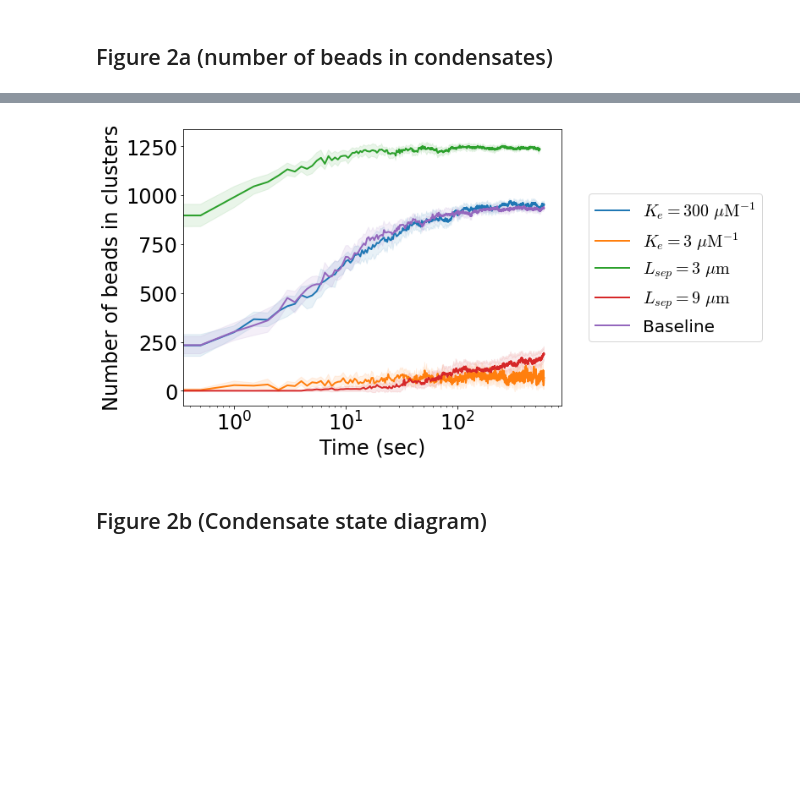
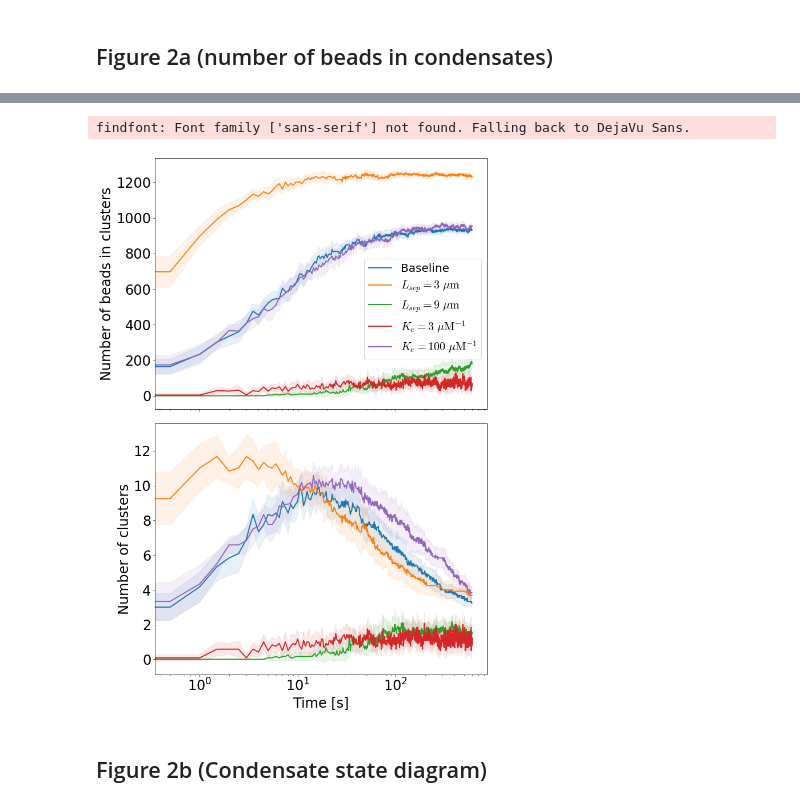
Before and after one commit to palladio11/aLENS_analysis, a Jupyter notebook: notebooks/chromatin_notebooks/Dyn_cond_figs/Figure2.ipynb, the cells around one changed output, grey strips where cells are left out. Cells and saved outputs as stored; diff of their text form; code cells hidden in the pictures; blank space fills up the shorter version.

Commit message:
Cleaned up figure 2

```diff
--- a/notebooks/chromatin_notebooks/Dyn_cond_figs/Figure2.ipynb
+++ b/notebooks/chromatin_notebooks/Dyn_cond_figs/Figure2.ipynb
@@ -223,24 +108,0 @@ findfont: Font family ['sans-serif'] not found. Falling back to DejaVu Sans.
-# %%
-fig, axarr = plt.subplots(1, 1, figsize=(8, 6))
-tableau10_cycler = iter(cycler(color=plt.cm.tab10.colors))
-
-with h5py.File('Figure2/fig2a_avg_num_clust_beads_stats.h5', 'r') as h5d:
-    time_arr = h5d['time'][...]
-    # iterate over the datasets
-    for label, color in zip(h5d.keys(), plt.cm.tab10.colors):
-        if label == 'time':
-            continue
-        h5_data = h5d[label]
-        mean = h5_data[0,:]
-
-        min_length = min(mean.size, time_arr.size)
-        std_dev = h5_data[1,:]
-        num_runs = h5_data.attrs['num_runs']
-        plot_confidence_int(axarr, time_arr[:min_length], mean[:min_length], std_dev[:min_length], num_runs, color=color, label=label)
-        axarr.set_xscale('log')
-
-    _ = axarr.set_ylabel('Number of beads in clusters')
-    _ = axarr.set_xlabel('Time (sec)')
-    _ = axarr.legend(loc='center left', bbox_to_anchor=(1.05, .5))
-# %% [output]
-[figure, removed]
@@ -247,2 +116,44 @@ with h5py.File('Figure2/fig2a_avg_num_clust_beads_stats.h5', 'r') as h5d:
+# %%
+labels_to_graph_dict = {'Baseline': "Pin5.0um_Ke30/",
+                  r'$L_{sep} = 3~\mu {\rm m}$' :"Pin3.0um_Ke30",
+                  r'$L_{sep} = 9~\mu {\rm m}$' : "Pin9.0um_Ke30",
+                  r'$K_e = 3~\mu {\rm M}^{-1}$' : "Pin5.0um_Ke3/",
+                  r'$K_e = 100~\mu {\rm M}^{-1}$' : "Pin5.0um_Ke100",
+                  }
+
+fig, axarr = plt.subplots(2, 1, figsize=(10, 14), sharex=True)
+tableau10_cycler = iter(cycler(color=plt.cm.tab10.colors))
+with h5py.File('Figure2/fig2_pin_ke_data_dict.h5', 'r') as h5d:
+    time_arr = h5d['time'][...]
+    for (label, key), color in zip(labels_to_graph_dict.items(), plt.cm.tab10.colors):
+        h5_data = h5d[key]
+
+        num_runs = h5_data.attrs['num_runs']
+        mean = h5_data[:, 0]
+        min_length = min(mean.size, time_arr.size)
+        mean = h5_data[:min_length, 0]
+        std_dev = h5_data[:min_length, 1]
+        # num_runs = h5_data.attrs['num_runs']
+        plot_confidence_int(axarr[0], time_arr[:min_length], mean, std_dev, 12, color=color, label=label)
+
+        mean = h5_data[:min_length, 2]
+        std_dev = h5_data[:min_length, 3]
+        # num_runs = h5_data.attrs['num_runs']
+        plot_confidence_int(axarr[1], time_arr[:min_length], mean, std_dev, 12, color=color, label=label)
+
+    _ = axarr[0].set_ylabel('Number of beads in clusters')
+    _ = axarr[0].set_xscale('log')
+    _ = axarr[0].legend(loc='center right', bbox_to_anchor=(1, .4))
+
+    _ = axarr[1].set_ylabel('Number of clusters')
+    _ = axarr[1].set_xlabel('Time [s]')
+    fig.tight_layout()
+
+
+
+    # _ = axarr.legend(loc='center left', bbox_to_anchor=(1.05, .5))
+# %% [output]
+findfont: Font family ['sans-serif'] not found. Falling back to DejaVu Sans.
+[figure, added]
 # %% [markdown]
 ## Figure 2b (Condensate state diagram)
```
Also changed, not shown: parts of 21 cells of this notebook, 2 other files.
